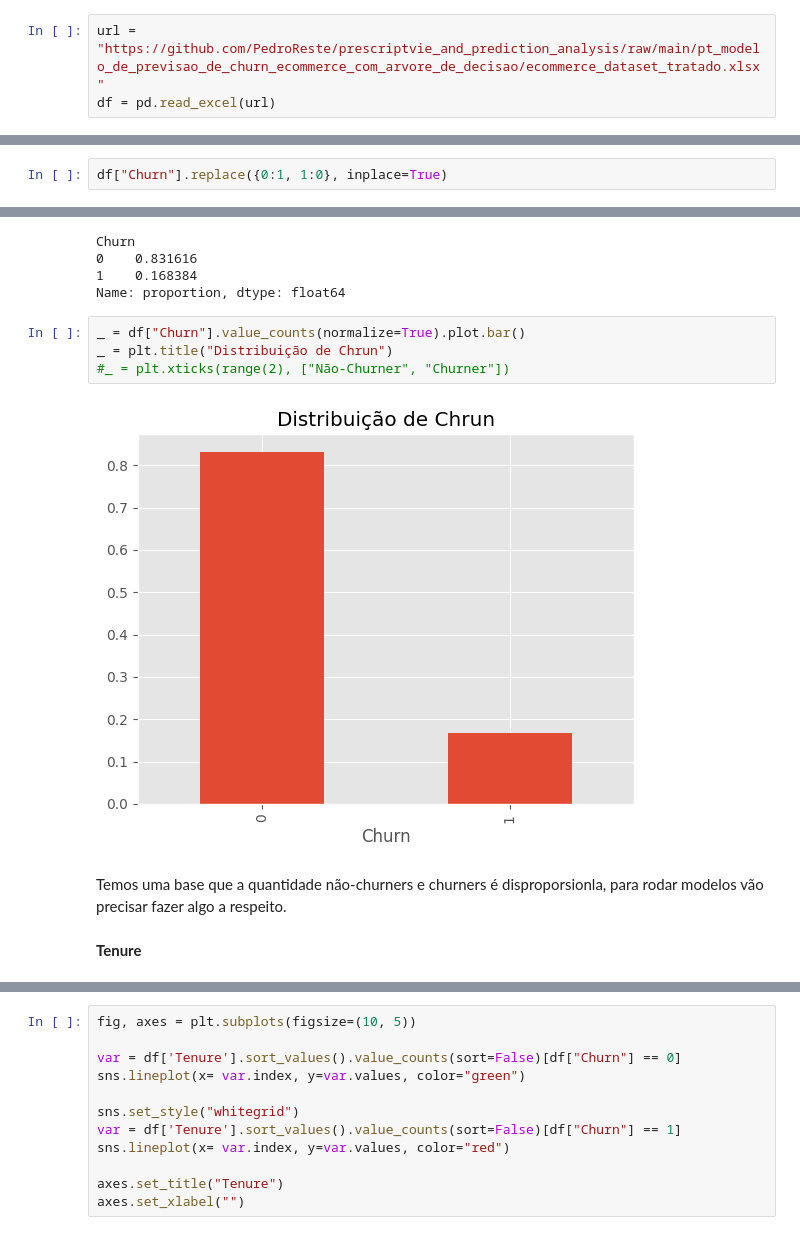
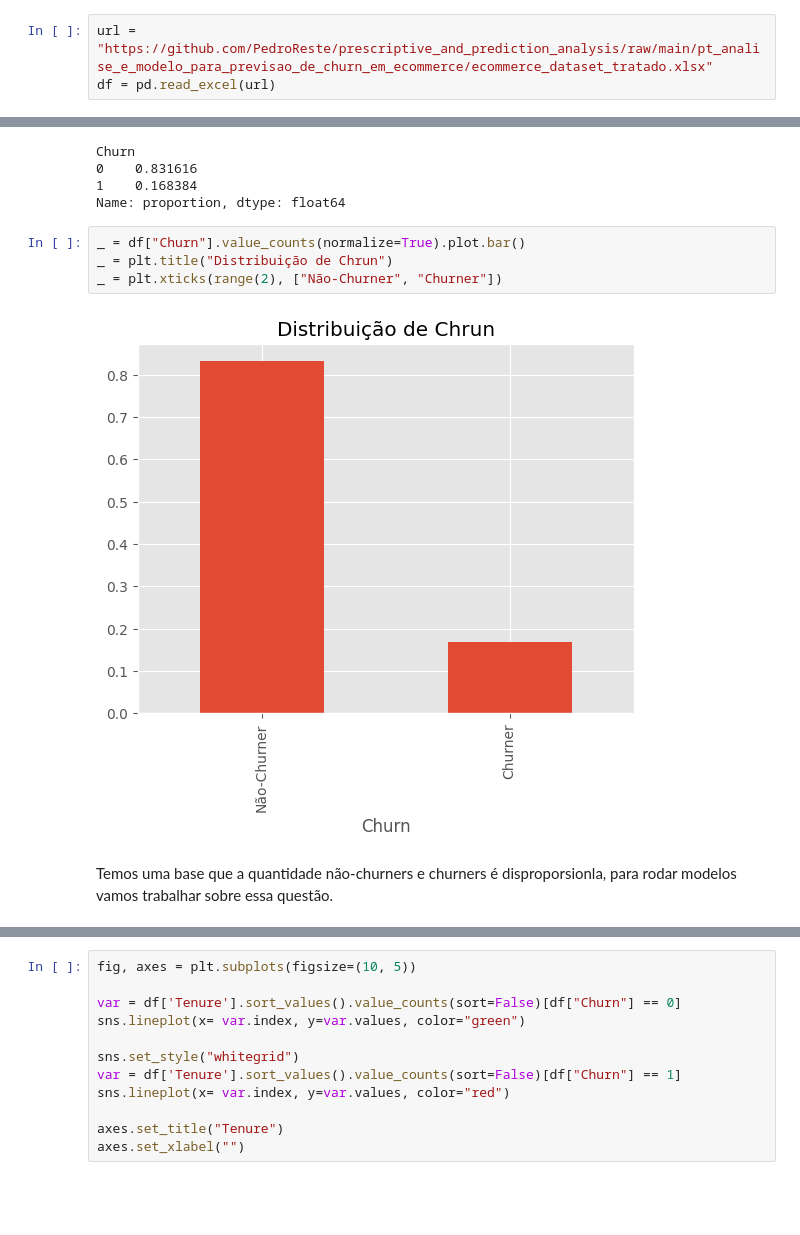
Before and after one commit to PedroReste/modelos_de_machine_learning, a Jupyter notebook: pt_analise_e_modelo_para_previsao_de_churn_em_ecommerce/analise_de_dados_focado_para_o_modelo_de_churn.ipynb, the cells around one changed output, grey strips where cells are left out. Cells and saved outputs as stored; diff of their text form; blank space fills up the shorter version.

```diff
--- a/pt_analise_e_modelo_para_previsao_de_churn_em_ecommerce/analise_de_dados_focado_para_o_modelo_de_churn.ipynb
+++ b/pt_analise_e_modelo_para_previsao_de_churn_em_ecommerce/analise_de_dados_focado_para_o_modelo_de_churn.ipynb
@@ -13,7 +14,7 @@ import seaborn as sns
 # %% [markdown]
 **Dataset**
 # %%
-url = "https://github.com/PedroReste/prescriptvie_and_prediction_analysis/raw/main/pt_modelo_de_previsao_de_churn_ecommerce_com_arvore_de_decisao/ecommerce_dataset_tratado.xlsx"
+url = "https://github.com/PedroReste/prescriptive_and_prediction_analysis/raw/main/pt_analise_e_modelo_para_previsao_de_churn_em_ecommerce/ecommerce_dataset_tratado.xlsx"
 df = pd.read_excel(url)
 # %%
 #Configurações gerais
@@ -73,5 +74,3 @@ Agora vamos aprofundar essa análise, realizando um comparativo com a variável
 Caso não tenha lido a primeira análise[link], descobrimos que a variável Tenure (qtd em meses que o usuário é cliente) parece ser o principal definidor se um cliente tem maior ou menor probilidade de ser churner. Aqui já existe uma possiblidade, de rodar posteriormente o modelo de árvore de decisão sem essa váriavel para verficar se há diferença no resultado.
 # %% [markdown]
 **Churn**
-# %%
-df["Churn"].replace({0:1, 1:0}, inplace=True)
@@ -92,10 +84,8 @@ Name: proportion, dtype: float64
 # %%
 _ = df["Churn"].value_counts(normalize=True).plot.bar()
 _ = plt.title("Distribuição de Chrun")
-#_ = plt.xticks(range(2), ["Não-Churner", "Churner"])
+_ = plt.xticks(range(2), ["Não-Churner", "Churner"])
 # %% [output]
-[figure, old version]
+[figure, new version]
 # %% [markdown]
-Temos uma base que a quantidade não-churners e churners é disproporsionla, para rodar modelos vão precisar fazer algo a respeito.
+Temos uma base que a quantidade não-churners e churners é disproporsionla, para rodar modelos vamos trabalhar sobre essa questão.
-# %% [markdown]
-**Tenure**
```
Also changed, not shown: parts of 82 cells of this notebook.
